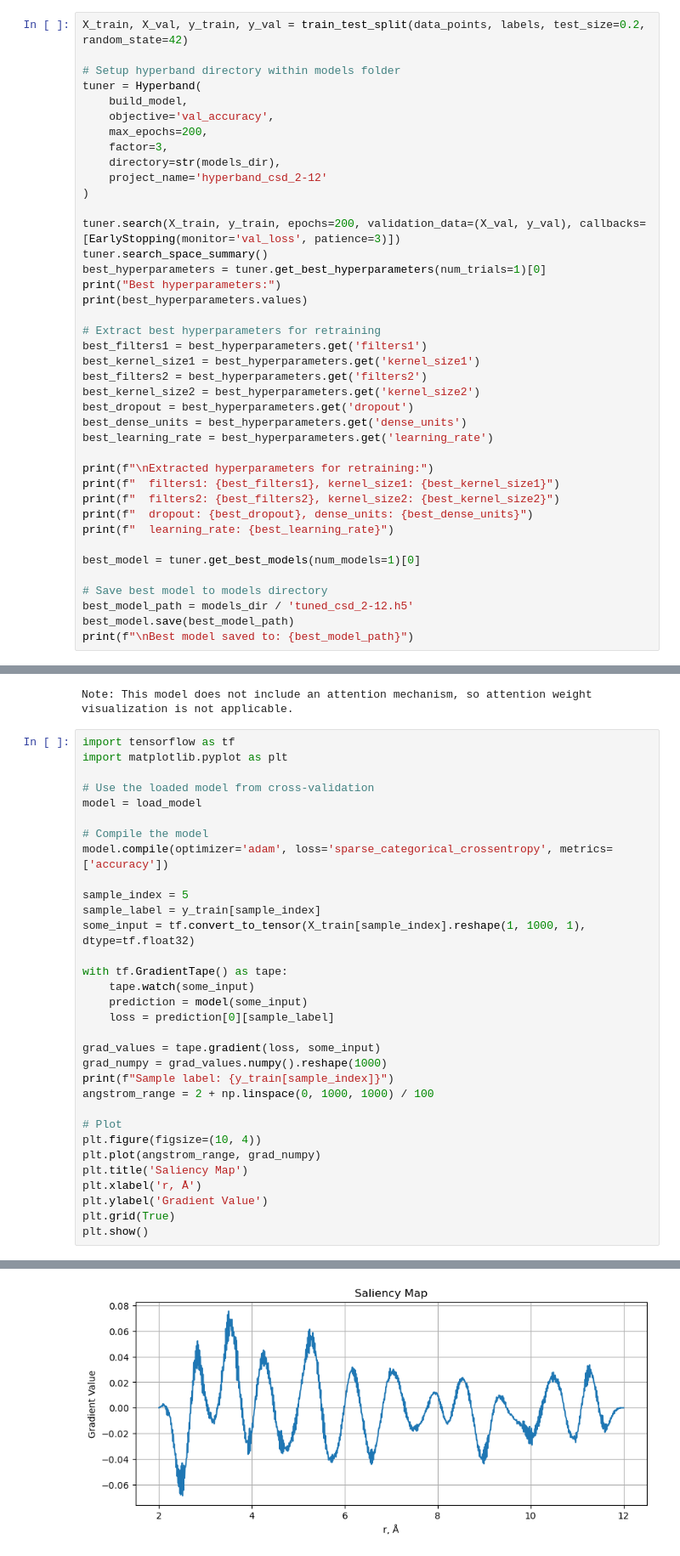
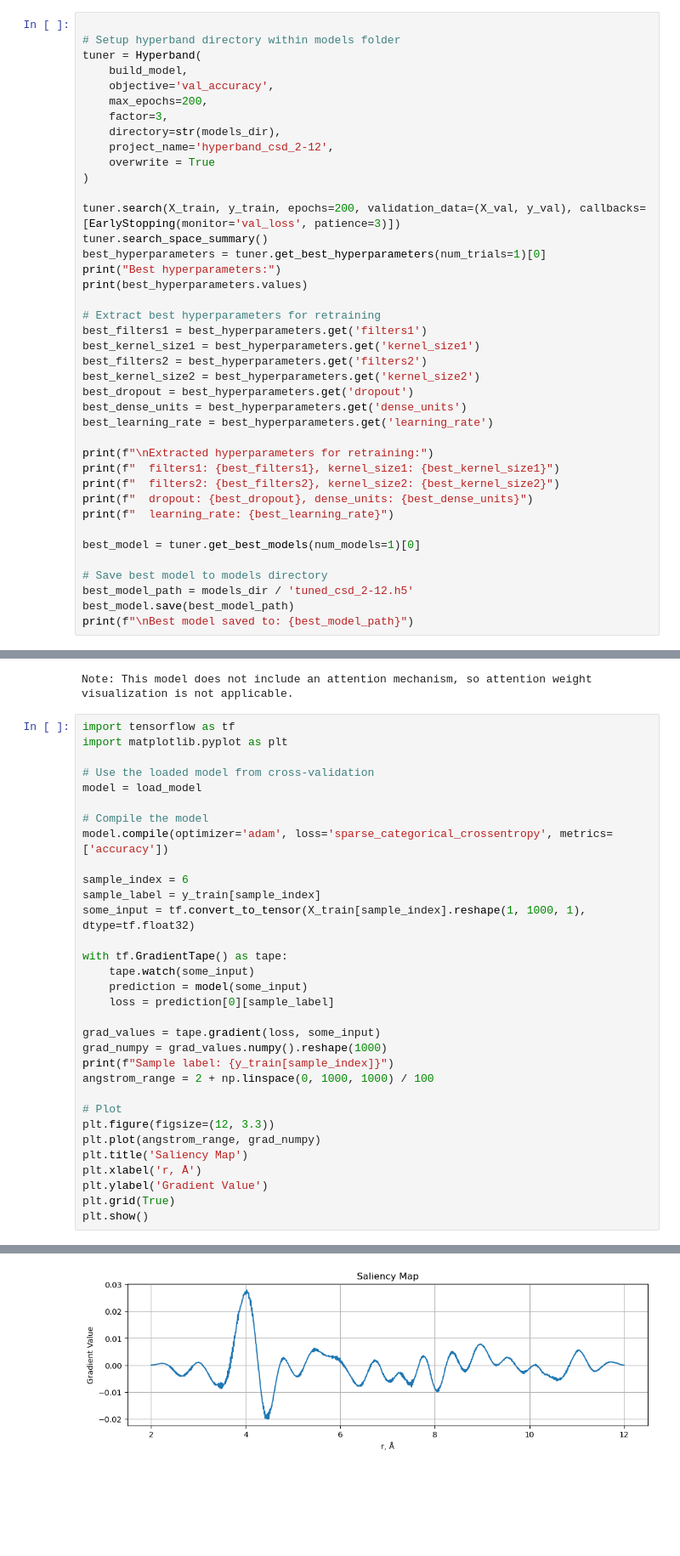
Before and after one commit to grebenyyk/PDF-NN, a Jupyter notebook: complete workflow/3C-train-model-CSD.ipynb, the cells around one changed output, grey strips where cells are left out. Shown at 85% size. Drawn from its saved outputs; the diff is of its cells as text; blank space fills up the shorter version.

```diff
--- a/complete workflow/3C-train-model-CSD.ipynb
+++ b/complete workflow/3C-train-model-CSD.ipynb
@@ -186,5 +161,4 @@ def build_model(hp):
 # %%
-X_train, X_val, y_train, y_val = train_test_split(data_points, labels, test_size=0.2, random_state=42)
 
 # Setup hyperband directory within models folder
 tuner = Hyperband(
@@ -193,7 +167,8 @@ tuner = Hyperband(
     max_epochs=200,
     factor=3,
     directory=str(models_dir),
-    project_name='hyperband_csd_2-12'
+    project_name='hyperband_csd_2-12',
+    overwrite = True
 )
 
 tuner.search(X_train, y_train, epochs=200, validation_data=(X_val, y_val), callbacks=[EarlyStopping(monitor='val_loss', patience=3)])
@@ -448,7 +427,7 @@ model = load_model
 # Compile the model
 model.compile(optimizer='adam', loss='sparse_categorical_crossentropy', metrics=['accuracy'])
 
-sample_index = 5
+sample_index = 6
 sample_label = y_train[sample_index]
 some_input = tf.convert_to_tensor(X_train[sample_index].reshape(1, 1000, 1), dtype=tf.float32)
 
@@ -463,7 +442,7 @@ print(f"Sample label: {y_train[sample_index]}")
 angstrom_range = 2 + np.linspace(0, 1000, 1000) / 100
 
 # Plot
-plt.figure(figsize=(10, 4))
+plt.figure(figsize=(12, 3.3))
 plt.plot(angstrom_range, grad_numpy)
 plt.title('Saliency Map')
 plt.xlabel('r, Å')
@@ -475,4 +454,4 @@ Sample label: 6
-[figure, old version]
+[figure, new version]
 # %%
 import numpy as np
 import matplotlib.pyplot as plt
```
Also changed, not shown: parts of 11 cells of this notebook, 2 other files.
